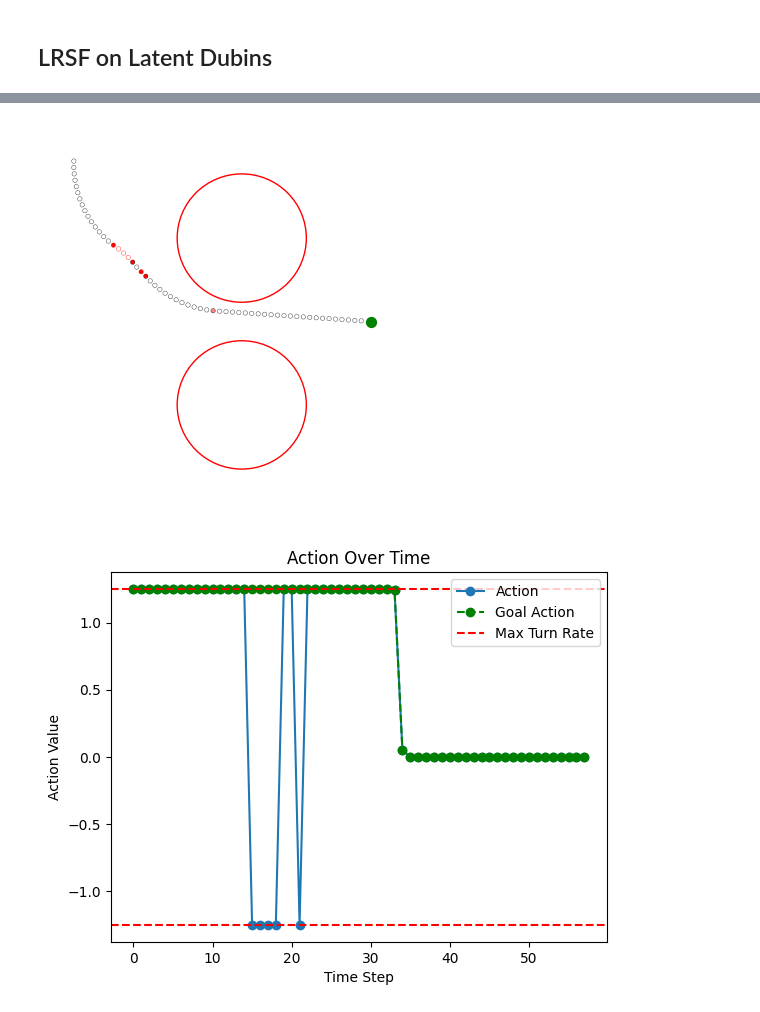
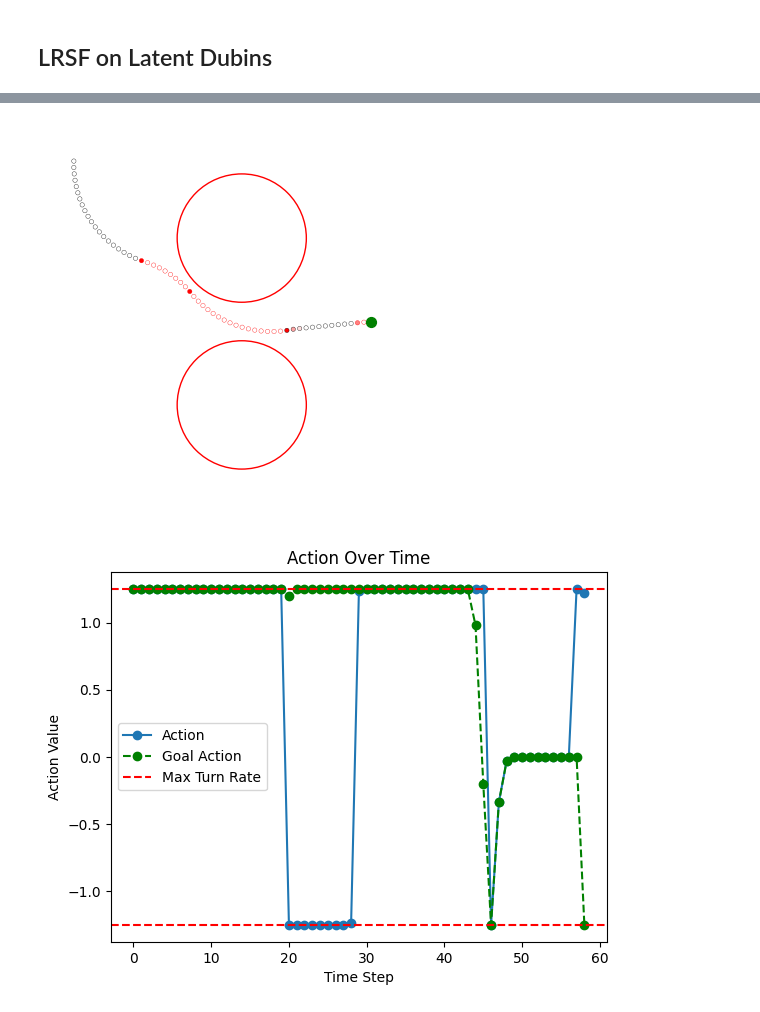
Before and after one commit to stevenwman/wm_cbf, a Jupyter notebook: policy_test_dubin_gap.ipynb, the cells around one changed output, grey strips where cells are left out. Cells and saved outputs as stored; diff of their text form; code cells hidden in the pictures.

```diff
--- a/policy_test_dubin_gap.ipynb
+++ b/policy_test_dubin_gap.ipynb
@@ -67,8 +65,7 @@ goal_actions = []
 current_safe = []
 safe_values = []
 
-epsilon = 0.2
-gamma = 0.9
+gamma = 0.8
 simlen = 100
 u_min = -dubin_env.args.turnRate
 u_max = dubin_env.args.turnRate
@@ -219,8 +212,8 @@ goal_actions = []
 current_safe = []
 safe_values = []
 
-epsilon = 0.2
-simlen = 1000
+epsilon = 0.5
+simlen = 100
 
 demo, priv_state = dubin_env.forward(0) # initialize with zero action
 feat = brt.data_to_feat(demo)           # render state (took another step in wm)
@@ -334,3 +327,3 @@ Step 58: Pstate: [ 0.98  0.   -0.07], Goal: -0.07, Action: 0.0, Dist: 0.02, Safe
 Reached the goal!
-[figure, old version]
+[figure, new version]
-[figure, old version]
+[figure, new version]
```
Also changed, not shown: parts of 3 cells of this notebook, 1 other file.
